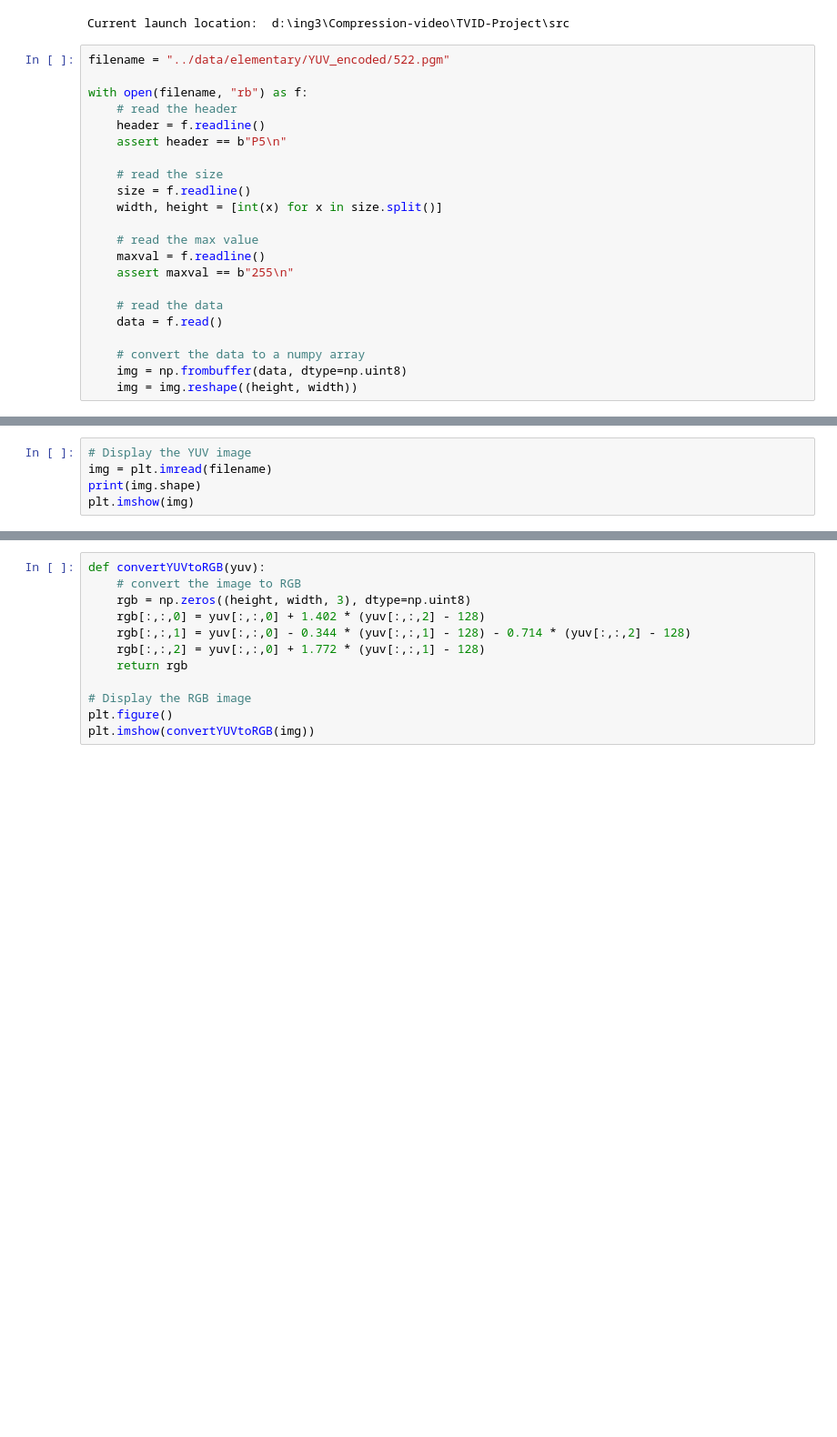
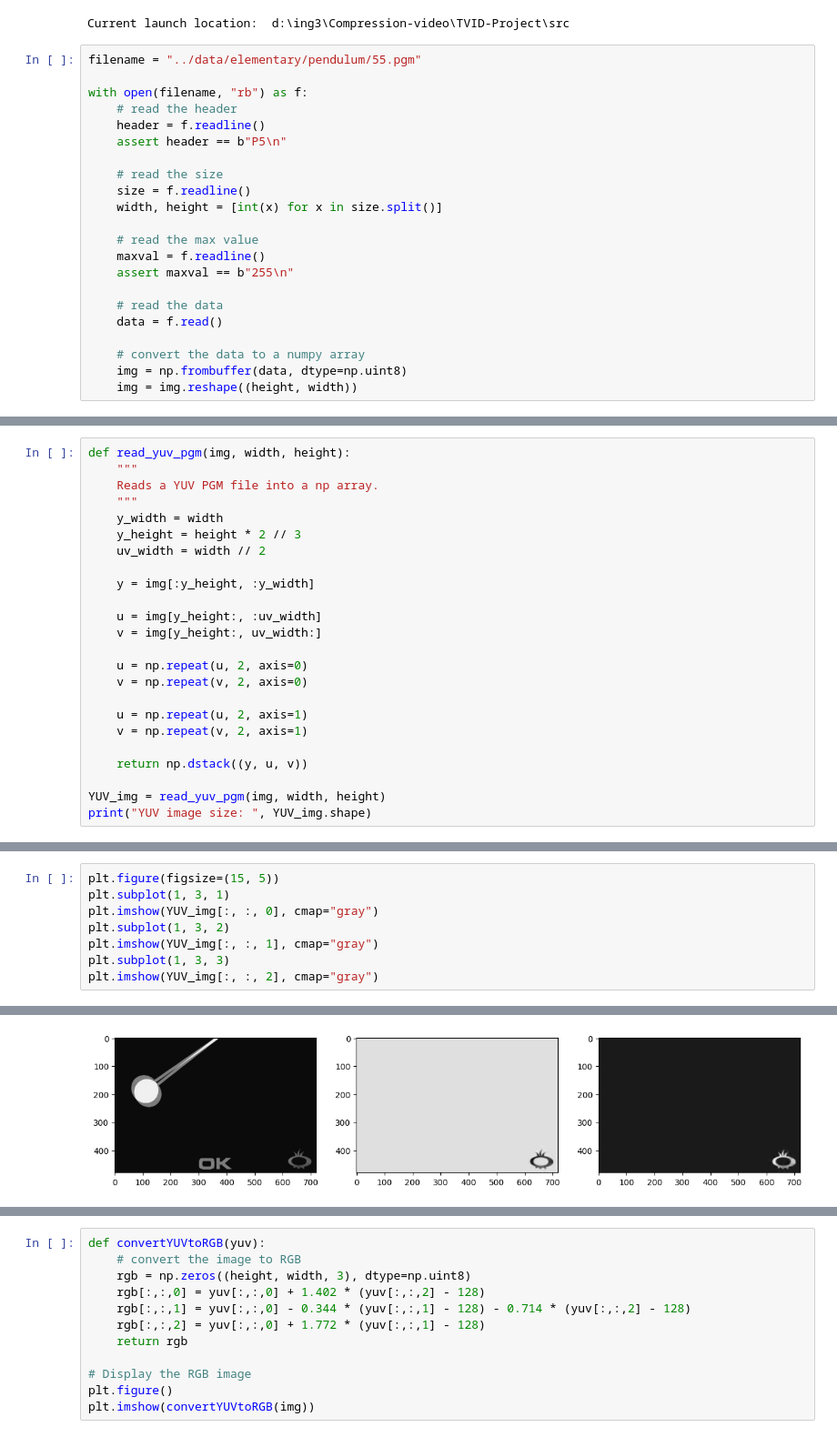
Before and after one commit to CrpTheo/TVID-Project, a Jupyter notebook: src/tests.ipynb, the cells around one changed output, grey strips where cells are left out. Shown at 91% size. Saved outputs shown, nothing was run; the diff lists cells and outputs as text; blank space fills up the shorter version.

```diff
--- a/src/tests.ipynb
+++ b/src/tests.ipynb
@@ -7,7 +7,7 @@ print("Current launch location: ", os.getcwd())
 # %% [output]
 Current launch location:  d:\ing3\Compression-video\TVID-Project\src
 # %%
-filename = "../data/elementary/YUV_encoded/522.pgm"
+filename = "../data/elementary/pendulum/55.pgm"
 
 with open(filename, "rb") as f:
     # read the header
@@ -51,5 +30,0 @@ ValueError: cannot reshape array of size 103695 into shape (288,360)
-# %%
-# Display the YUV image
-img = plt.imread(filename)
-print(img.shape)
-plt.imshow(img)
@@ -59,0 +42,24 @@ plt.imshow(img)
+# %%
+def read_yuv_pgm(img, width, height):
+    """
+    Reads a YUV PGM file into a np array.
+    """
+    y_width = width
+    y_height = height * 2 // 3
+    uv_width = width // 2
+
+    y = img[:y_height, :y_width]
+
+    u = img[y_height:, :uv_width]
+    v = img[y_height:, uv_width:]
+
+    u = np.repeat(u, 2, axis=0)
+    v = np.repeat(v, 2, axis=0)
+
+    u = np.repeat(u, 2, axis=1)
+    v = np.repeat(v, 2, axis=1)
+
+    return np.dstack((y, u, v))
+
+YUV_img = read_yuv_pgm(img, width, height)
+print("YUV image size: ", YUV_img.shape)
@@ -59,0 +68,9 @@ plt.imshow(img)
+# %%
+plt.figure(figsize=(15, 5))
+plt.subplot(1, 3, 1)
+plt.imshow(YUV_img[:, :, 0], cmap="gray")
+plt.subplot(1, 3, 2)
+plt.imshow(YUV_img[:, :, 1], cmap="gray")
+plt.subplot(1, 3, 3)
+plt.imshow(YUV_img[:, :, 2], cmap="gray")
+# %% [output]
@@ -59,0 +78 @@ plt.imshow(img)
+[figure, added]
```
Also changed, not shown: parts of 9 cells of this notebook.
